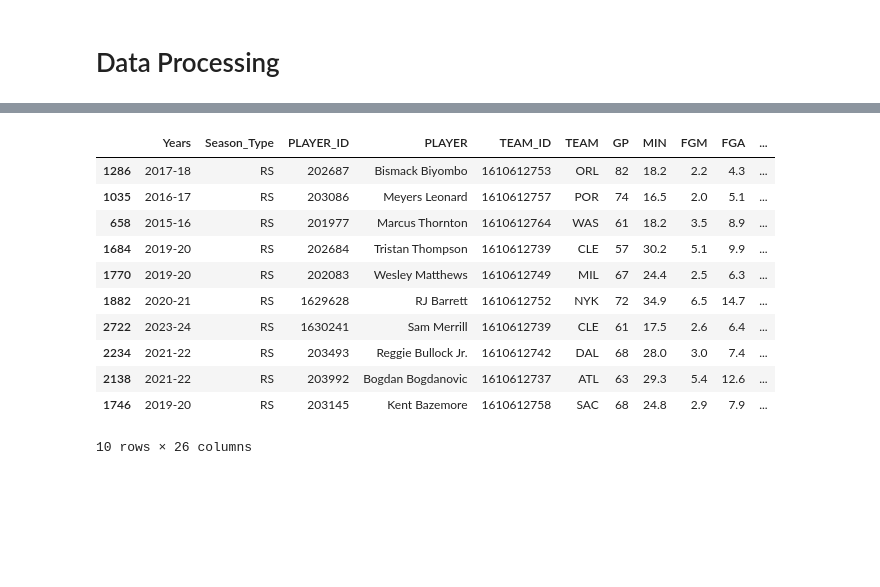
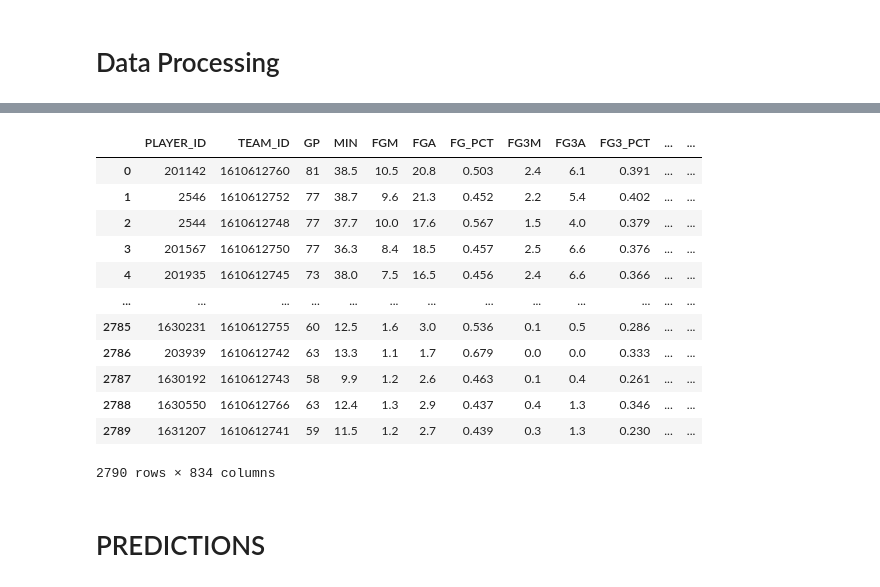
Before and after one commit to Olivier-300/Nba_Awards, a Jupyter notebook: scrap.ipynb, the cells around one changed output, grey strips where cells are left out. Cells and saved outputs as stored; diff of their text form; code cells hidden in the pictures; blank space fills up the shorter version.

Commit message:
Started prediction model

```diff
--- a/scrap.ipynb
+++ b/scrap.ipynb
@@ -60,18 +60,30 @@ Finished in 5.26 minutes
 # %% [markdown]
 # Data Processing
 # %%
+import pandas as pd
+import requests
+import numpy as np
+import time
+
 all_datas = []
+
 
 datas_regular = pd.read_excel('players_stats_regular.xlsx')
 datas_playoff = pd.read_excel('players_stats_playoff.xlsx')
 
 all_datas.append(datas_regular)
 all_datas.append(datas_playoff)
-
+new_datas = []
 for datas in all_datas:
     datas.drop(columns=["RANK","EFF"], inplace =True)
     datas['season_start_year'] = datas['Years'].str[:4].astype(int)
+    datas.drop(columns=["Years"], inplace =True)
     datas['TEAM'].replace(to_replace=['NOP','NOH'], value ='NO', inplace=True)
 
     if datas['Season_Type'][0] == "Regular%20Season" :
         datas['Season_Type'].replace("Regular%20Season", "RS", inplace=True)
+    datas_dummies = pd.get_dummies(datas, columns=['Season_Type', 'PLAYER', 'TEAM'])
+    datas = datas_dummies
+    new_datas.append(datas)
+
+all_datas = new_datas
@@ -97,15 +90,18 @@ For example, when doing 'df[col].method(value, inplace=True)', try using 'df.met
 # %%
-all_datas[0].sample(10)
+all_datas[0]
 # %% [output]
-|  | Years | Season_Type | PLAYER_ID | PLAYER | TEAM_ID | TEAM | GP | MIN | FGM | FGA | ... |
-| 1286 | 2017-18 | RS | 202687 | Bismack Biyombo | 1610612753 | ORL | 82 | 18.2 | 2.2 | 4.3 | ... |
-| 1035 | 2016-17 | RS | 203086 | Meyers Leonard | 1610612757 | POR | 74 | 16.5 | 2.0 | 5.1 | ... |
-| 658 | 2015-16 | RS | 201977 | Marcus Thornton | 1610612764 | WAS | 61 | 18.2 | 3.5 | 8.9 | ... |
-| 1684 | 2019-20 | RS | 202684 | Tristan Thompson | 1610612739 | CLE | 57 | 30.2 | 5.1 | 9.9 | ... |
-| 1770 | 2019-20 | RS | 202083 | Wesley Matthews | 1610612749 | MIL | 67 | 24.4 | 2.5 | 6.3 | ... |
-| 1882 | 2020-21 | RS | 1629628 | RJ Barrett | 1610612752 | NYK | 72 | 34.9 | 6.5 | 14.7 | ... |
-| 2722 | 2023-24 | RS | 1630241 | Sam Merrill | 1610612739 | CLE | 61 | 17.5 | 2.6 | 6.4 | ... |
-| 2234 | 2021-22 | RS | 203493 | Reggie Bullock Jr. | 1610612742 | DAL | 68 | 28.0 | 3.0 | 7.4 | ... |
-| 2138 | 2021-22 | RS | 203992 | Bogdan Bogdanovic | 1610612737 | ATL | 63 | 29.3 | 5.4 | 12.6 | ... |
-| 1746 | 2019-20 | RS | 203145 | Kent Bazemore | 1610612758 | SAC | 68 | 24.8 | 2.9 | 7.9 | ... |
+|  | PLAYER_ID | TEAM_ID | GP | MIN | FGM | FGA | FG_PCT | FG3M | FG3A | FG3_PCT | ... | ... |
+| 0 | 201142 | 1610612760 | 81 | 38.5 | 10.5 | 20.8 | 0.503 | 2.4 | 6.1 | 0.391 | ... | ... |
+| 1 | 2546 | 1610612752 | 77 | 38.7 | 9.6 | 21.3 | 0.452 | 2.2 | 5.4 | 0.402 | ... | ... |
+| 2 | 2544 | 1610612748 | 77 | 37.7 | 10.0 | 17.6 | 0.567 | 1.5 | 4.0 | 0.379 | ... | ... |
+| 3 | 201567 | 1610612750 | 77 | 36.3 | 8.4 | 18.5 | 0.457 | 2.5 | 6.6 | 0.376 | ... | ... |
+| 4 | 201935 | 1610612745 | 73 | 38.0 | 7.5 | 16.5 | 0.456 | 2.4 | 6.6 | 0.366 | ... | ... |
+| ... | ... | ... | ... | ... | ... | ... | ... | ... | ... | ... | ... | ... |
+| 2785 | 1630231 | 1610612755 | 60 | 12.5 | 1.6 | 3.0 | 0.536 | 0.1 | 0.5 | 0.286 | ... | ... |
+| 2786 | 203939 | 1610612742 | 63 | 13.3 | 1.1 | 1.7 | 0.679 | 0.0 | 0.0 | 0.333 | ... | ... |
+| 2787 | 1630192 | 1610612743 | 58 | 9.9 | 1.2 | 2.6 | 0.463 | 0.1 | 0.4 | 0.261 | ... | ... |
+| 2788 | 1630550 | 1610612766 | 63 | 12.4 | 1.3 | 2.9 | 0.437 | 0.4 | 1.3 | 0.346 | ... | ... |
+| 2789 | 1631207 | 1610612741 | 59 | 11.5 | 1.2 | 2.7 | 0.439 | 0.3 | 1.3 | 0.230 | ... | ... |
-10 rows × 26 columns
+2790 rows × 834 columns
+# %% [markdown]
+# PREDICTIONS
```
Also changed, not shown: parts of 14 cells of this notebook.
